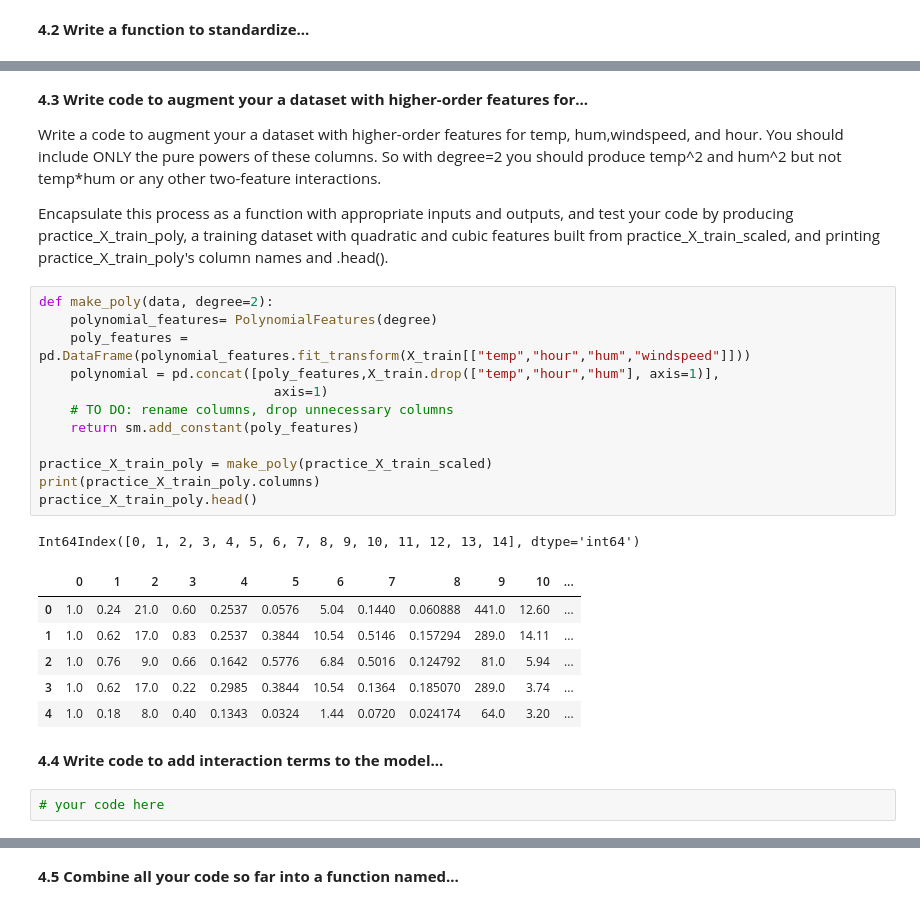
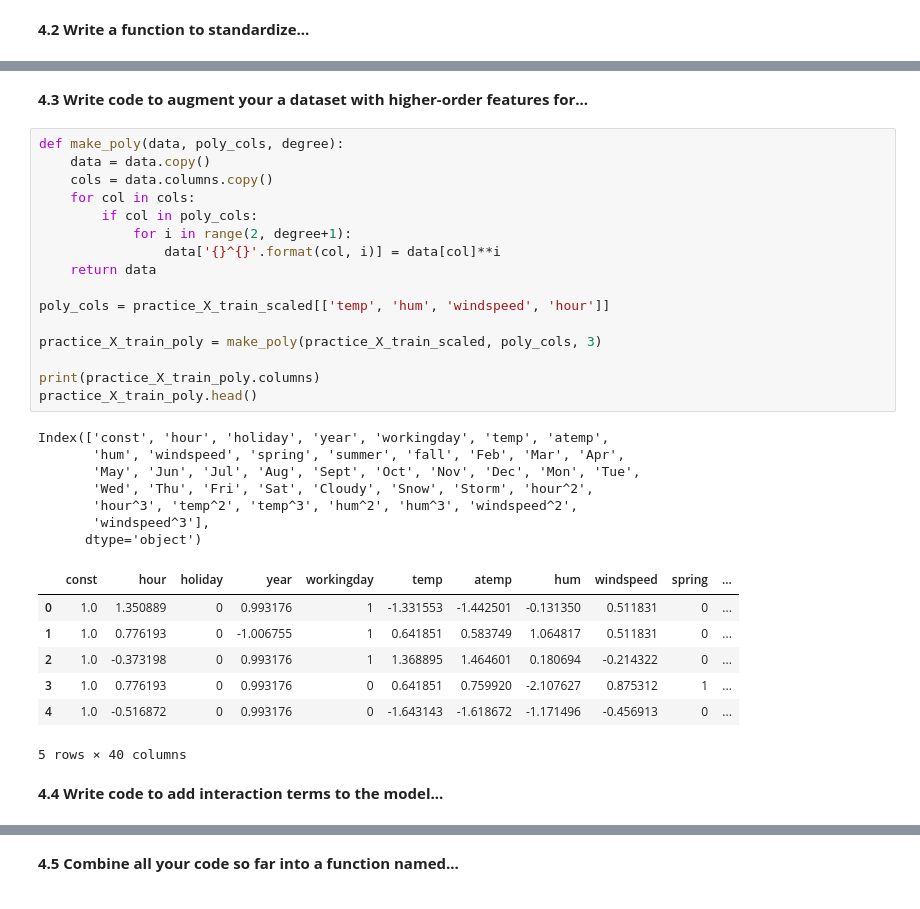
Before and after one commit to katiegrosch/2019-CS109A, a Jupyter notebook: content/homeworks/cs109a_hw3_209/cs109a_hw3.ipynb, the cells around one changed output, grey strips where cells are left out. Saved outputs shown, nothing was run; the diff lists cells and outputs as text.

```diff
--- a/content/homeworks/cs109a_hw3_209/cs109a_hw3.ipynb
+++ b/content/homeworks/cs109a_hw3_209/cs109a_hw3.ipynb
@@ -574,30 +580,35 @@ practice_X_train_scaled.describe()
-# %% [markdown]
-**4.3 Write code to augment your a dataset with higher-order features for...**
-
-Write a code to augment your a dataset with higher-order features for temp, hum,windspeed, and hour. You should include ONLY the pure powers of these columns. So with degree=2 you should produce temp^2 and hum^2 but not temp*hum or any other two-feature interactions.
-
-Encapsulate this process as a function with appropriate inputs and outputs, and test your code by producing practice_X_train_poly, a training dataset with quadratic and cubic features built from practice_X_train_scaled, and printing practice_X_train_poly's column names and .head().
-# %%
-def make_poly(data, degree=2):
-    polynomial_features= PolynomialFeatures(degree)
-    poly_features = pd.DataFrame(polynomial_features.fit_transform(X_train[["temp","hour","hum","windspeed"]]))
-    polynomial = pd.concat([poly_features,X_train.drop(["temp","hour","hum"], axis=1)],
-                              axis=1)
-    # TO DO: rename columns, drop unnecessary columns
-    return sm.add_constant(poly_features)
-
-practice_X_train_poly = make_poly(practice_X_train_scaled)
-print(practice_X_train_poly.columns)
-practice_X_train_poly.head()
-# %% [output]
-Int64Index([0, 1, 2, 3, 4, 5, 6, 7, 8, 9, 10, 11, 12, 13, 14], dtype='int64')
-|  | 0 | 1 | 2 | 3 | 4 | 5 | 6 | 7 | 8 | 9 | 10 | ... |
-| 0 | 1.0 | 0.24 | 21.0 | 0.60 | 0.2537 | 0.0576 | 5.04 | 0.1440 | 0.060888 | 441.0 | 12.60 | ... |
-| 1 | 1.0 | 0.62 | 17.0 | 0.83 | 0.2537 | 0.3844 | 10.54 | 0.5146 | 0.157294 | 289.0 | 14.11 | ... |
-| 2 | 1.0 | 0.76 | 9.0 | 0.66 | 0.1642 | 0.5776 | 6.84 | 0.5016 | 0.124792 | 81.0 | 5.94 | ... |
-| 3 | 1.0 | 0.62 | 17.0 | 0.22 | 0.2985 | 0.3844 | 10.54 | 0.1364 | 0.185070 | 289.0 | 3.74 | ... |
-| 4 | 1.0 | 0.18 | 8.0 | 0.40 | 0.1343 | 0.0324 | 1.44 | 0.0720 | 0.024174 | 64.0 | 3.20 | ... |
+# %% [markdown]
+**4.3 Write code to augment your a dataset with higher-order features for...**
+# %%
+def make_poly(data, poly_cols, degree):
+    data = data.copy()
+    cols = data.columns.copy()
+    for col in cols:
+        if col in poly_cols:
+            for i in range(2, degree+1):
+                data['{}^{}'.format(col, i)] = data[col]**i
+    return data
+
+poly_cols = practice_X_train_scaled[['temp', 'hum', 'windspeed', 'hour']]
+
+practice_X_train_poly = make_poly(practice_X_train_scaled, poly_cols, 3)
+
+print(practice_X_train_poly.columns)
+practice_X_train_poly.head()
+# %% [output]
+Index(['const', 'hour', 'holiday', 'year', 'workingday', 'temp', 'atemp',
+       'hum', 'windspeed', 'spring', 'summer', 'fall', 'Feb', 'Mar', 'Apr',
+       'May', 'Jun', 'Jul', 'Aug', 'Sept', 'Oct', 'Nov', 'Dec', 'Mon', 'Tue',
+       'Wed', 'Thu', 'Fri', 'Sat', 'Cloudy', 'Snow', 'Storm', 'hour^2',
+       'hour^3', 'temp^2', 'temp^3', 'hum^2', 'hum^3', 'windspeed^2',
+       'windspeed^3'],
+      dtype='object')
+|  | const | hour | holiday | year | workingday | temp | atemp | hum | windspeed | spring | ... |
+| 0 | 1.0 | 1.350889 | 0 | 0.993176 | 1 | -1.331553 | -1.442501 | -0.131350 | 0.511831 | 0 | ... |
+| 1 | 1.0 | 0.776193 | 0 | -1.006755 | 1 | 0.641851 | 0.583749 | 1.064817 | 0.511831 | 0 | ... |
+| 2 | 1.0 | -0.373198 | 0 | 0.993176 | 1 | 1.368895 | 1.464601 | 0.180694 | -0.214322 | 0 | ... |
+| 3 | 1.0 | 0.776193 | 0 | 0.993176 | 0 | 0.641851 | 0.759920 | -2.107627 | 0.875312 | 1 | ... |
+| 4 | 1.0 | -0.516872 | 0 | 0.993176 | 0 | -1.643143 | -1.618672 | -1.171496 | -0.456913 | 0 | ... |
+5 rows × 40 columns
 # %% [markdown]
 **4.4 Write code to add interaction terms to the model...**
-# %%
-# your code here
```
Also changed, not shown: parts of 30 cells of this notebook, 1 other file.
